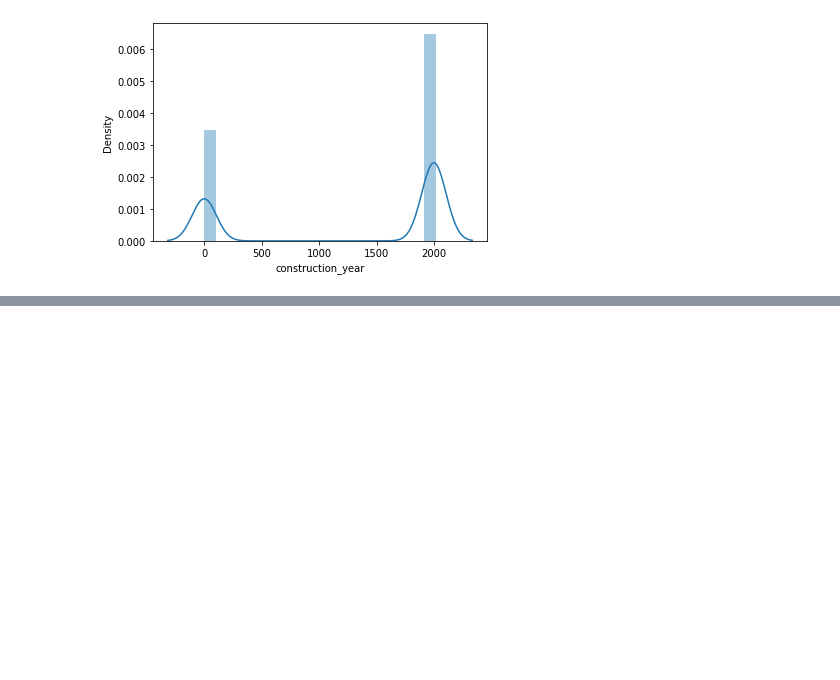
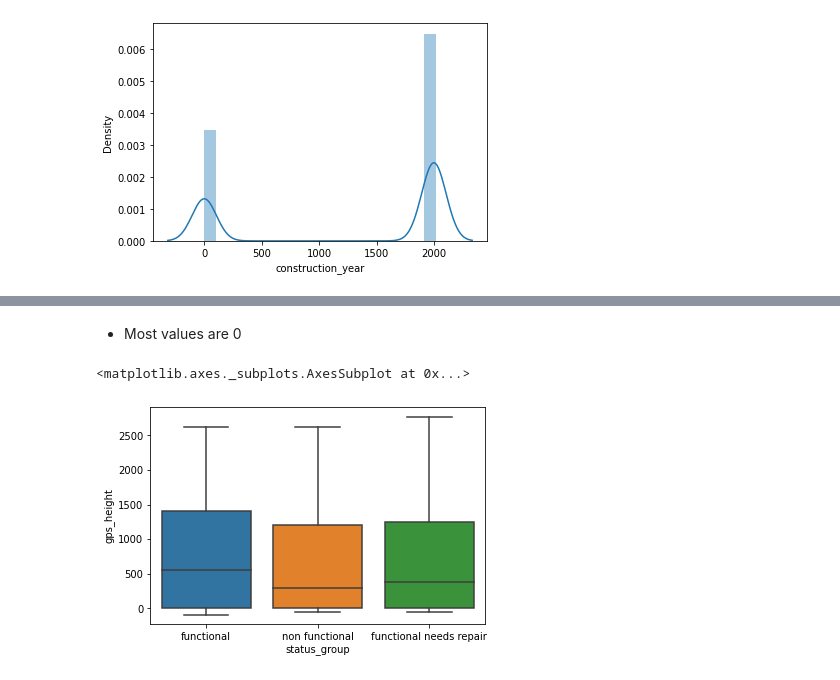
Before and after one commit to Hashara/CS4622-Machine-Learning-Project, a Jupyter notebook: EDA.ipynb, the cells around one changed output, grey strips where cells are left out. Drawn from its saved outputs; the diff is of its cells as text; code cells hidden in the pictures; blank space fills up the shorter version.

```diff
--- a/EDA.ipynb
+++ b/EDA.ipynb
@@ -538,0 +660,9 @@ sns_plot = sns.distplot(df_train_val["amount_tsh"])
+# %% [markdown]
+
+
+*   Most values are 0
+# %%
+sns.boxplot(x='status_group', y= 'gps_height', data= df_train_val)
+# %% [output]
+<matplotlib.axes._subplots.AxesSubplot at 0x...>
+[figure, added]
```
Also changed, not shown: parts of 20 cells of this notebook.
